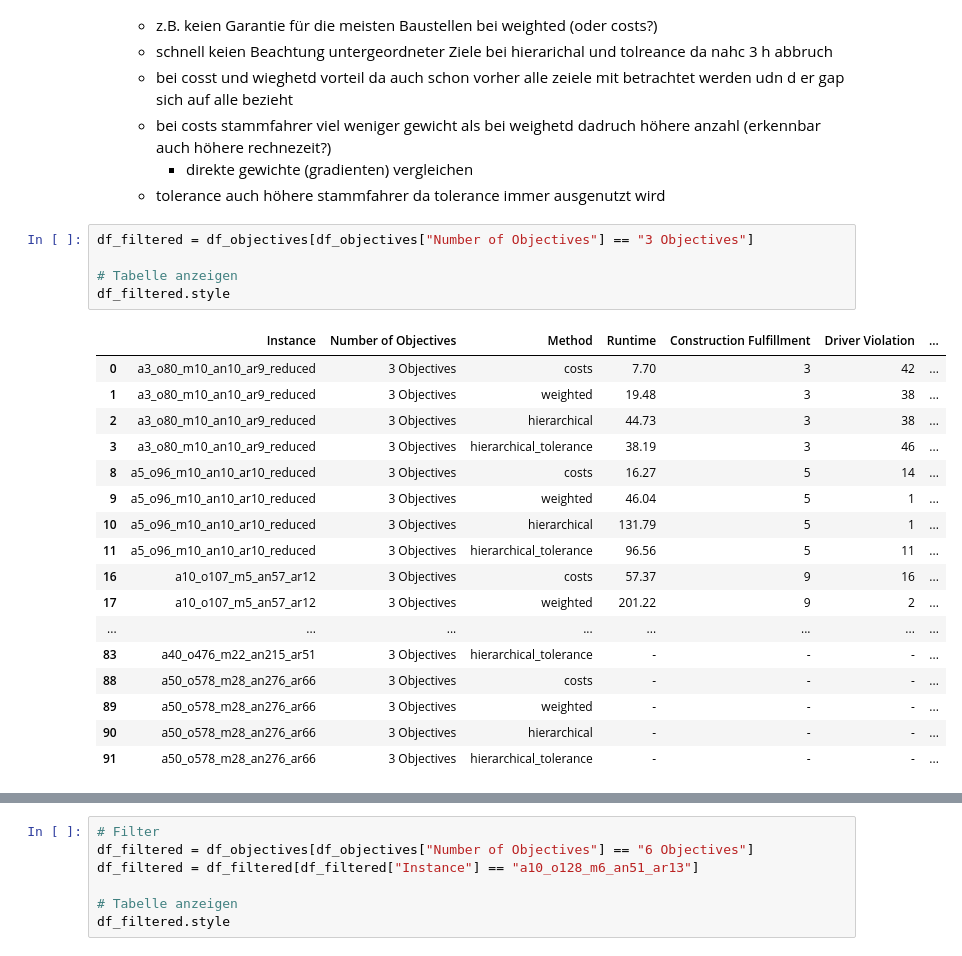
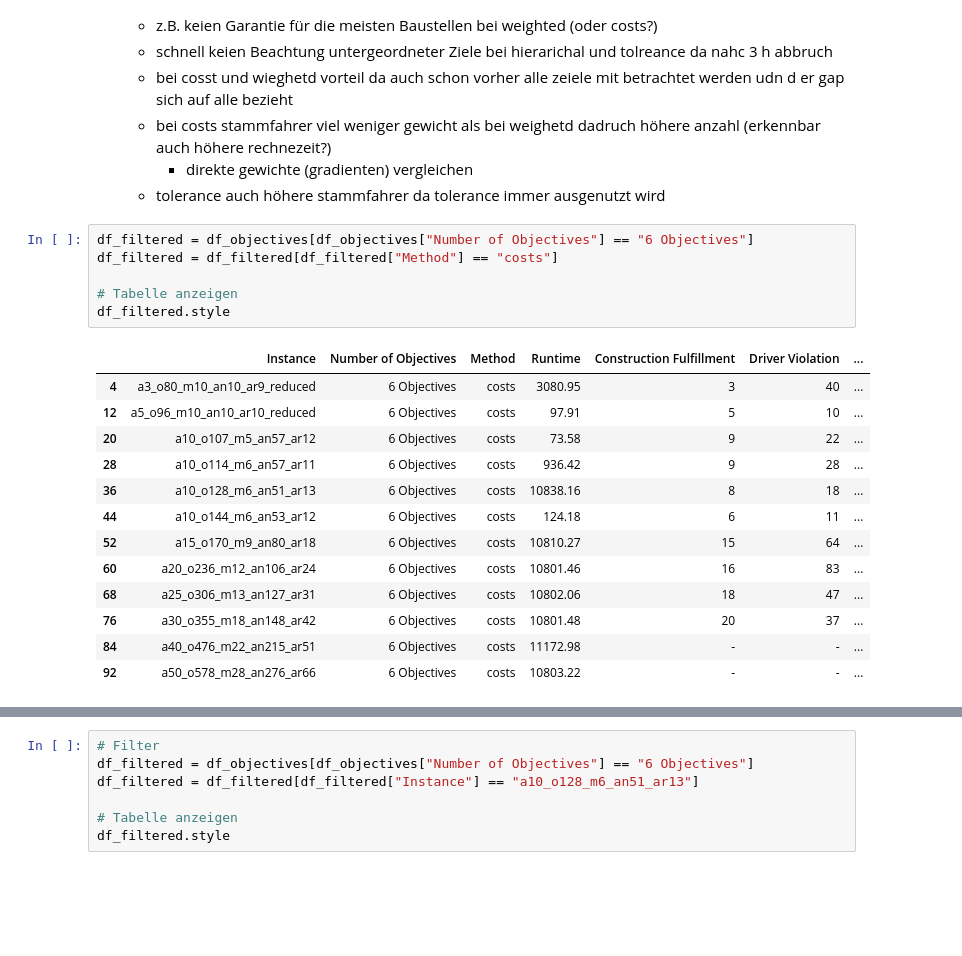
Before and after one commit to nklswlf/OptRail_Railroad_Construction, a Jupyter notebook: Data/Solution/Table_Solution_JSON.ipynb, the cells around one changed output, grey strips where cells are left out. Cells and saved outputs as stored; diff of their text form; blank space fills up the shorter version.

```diff
--- a/Data/Solution/Table_Solution_JSON.ipynb
+++ b/Data/Solution/Table_Solution_JSON.ipynb
@@ -270,28 +329,25 @@ df_objectives.style
         - direkte gewichte (gradienten) vergleichen
     - tolerance auch höhere stammfahrer da tolerance immer ausgenutzt wird
 # %%
-df_filtered = df_objectives[df_objectives["Number of Objectives"] == "3 Objectives"]
+df_filtered = df_objectives[df_objectives["Number of Objectives"] == "6 Objectives"]
+df_filtered = df_filtered[df_filtered["Method"] == "costs"]
 
 # Tabelle anzeigen
 df_filtered.style
 # %% [output]
 |  | Instance | Number of Objectives | Method | Runtime | Construction Fulfillment | Driver Violation | ... |
-| 0 | a3_o80_m10_an10_ar9_reduced | 3 Objectives | costs | 7.70 | 3 | 42 | ... |
-| 1 | a3_o80_m10_an10_ar9_reduced | 3 Objectives | weighted | 19.48 | 3 | 38 | ... |
-| 2 | a3_o80_m10_an10_ar9_reduced | 3 Objectives | hierarchical | 44.73 | 3 | 38 | ... |
-| 3 | a3_o80_m10_an10_ar9_reduced | 3 Objectives | hierarchical_tolerance | 38.19 | 3 | 46 | ... |
-| 8 | a5_o96_m10_an10_ar10_reduced | 3 Objectives | costs | 16.27 | 5 | 14 | ... |
-| 9 | a5_o96_m10_an10_ar10_reduced | 3 Objectives | weighted | 46.04 | 5 | 1 | ... |
-| 10 | a5_o96_m10_an10_ar10_reduced | 3 Objectives | hierarchical | 131.79 | 5 | 1 | ... |
-| 11 | a5_o96_m10_an10_ar10_reduced | 3 Objectives | hierarchical_tolerance | 96.56 | 5 | 11 | ... |
-| 16 | a10_o107_m5_an57_ar12 | 3 Objectives | costs | 57.37 | 9 | 16 | ... |
-| 17 | a10_o107_m5_an57_ar12 | 3 Objectives | weighted | 201.22 | 9 | 2 | ... |
-| ... | ... | ... | ... | ... | ... | ... | ... |
-| 83 | a40_o476_m22_an215_ar51 | 3 Objectives | hierarchical_tolerance | - | - | - | ... |
-| 88 | a50_o578_m28_an276_ar66 | 3 Objectives | costs | - | - | - | ... |
-| 89 | a50_o578_m28_an276_ar66 | 3 Objectives | weighted | - | - | - | ... |
-| 90 | a50_o578_m28_an276_ar66 | 3 Objectives | hierarchical | - | - | - | ... |
-| 91 | a50_o578_m28_an276_ar66 | 3 Objectives | hierarchical_tolerance | - | - | - | ... |
+| 4 | a3_o80_m10_an10_ar9_reduced | 6 Objectives | costs | 3080.95 | 3 | 40 | ... |
+| 12 | a5_o96_m10_an10_ar10_reduced | 6 Objectives | costs | 97.91 | 5 | 10 | ... |
+| 20 | a10_o107_m5_an57_ar12 | 6 Objectives | costs | 73.58 | 9 | 22 | ... |
+| 28 | a10_o114_m6_an57_ar11 | 6 Objectives | costs | 936.42 | 9 | 28 | ... |
+| 36 | a10_o128_m6_an51_ar13 | 6 Objectives | costs | 10838.16 | 8 | 18 | ... |
+| 44 | a10_o144_m6_an53_ar12 | 6 Objectives | costs | 124.18 | 6 | 11 | ... |
+| 52 | a15_o170_m9_an80_ar18 | 6 Objectives | costs | 10810.27 | 15 | 64 | ... |
+| 60 | a20_o236_m12_an106_ar24 | 6 Objectives | costs | 10801.46 | 16 | 83 | ... |
+| 68 | a25_o306_m13_an127_ar31 | 6 Objectives | costs | 10802.06 | 18 | 47 | ... |
+| 76 | a30_o355_m18_an148_ar42 | 6 Objectives | costs | 10801.48 | 20 | 37 | ... |
+| 84 | a40_o476_m22_an215_ar51 | 6 Objectives | costs | 11172.98 | - | - | ... |
+| 92 | a50_o578_m28_an276_ar66 | 6 Objectives | costs | 10803.22 | - | - | ... |
 # %%
 # Filter
 df_filtered = df_objectives[df_objectives["Number of Objectives"] == "6 Objectives"]
```
Also changed, not shown: parts of 4 cells of this notebook, 18 other files.
